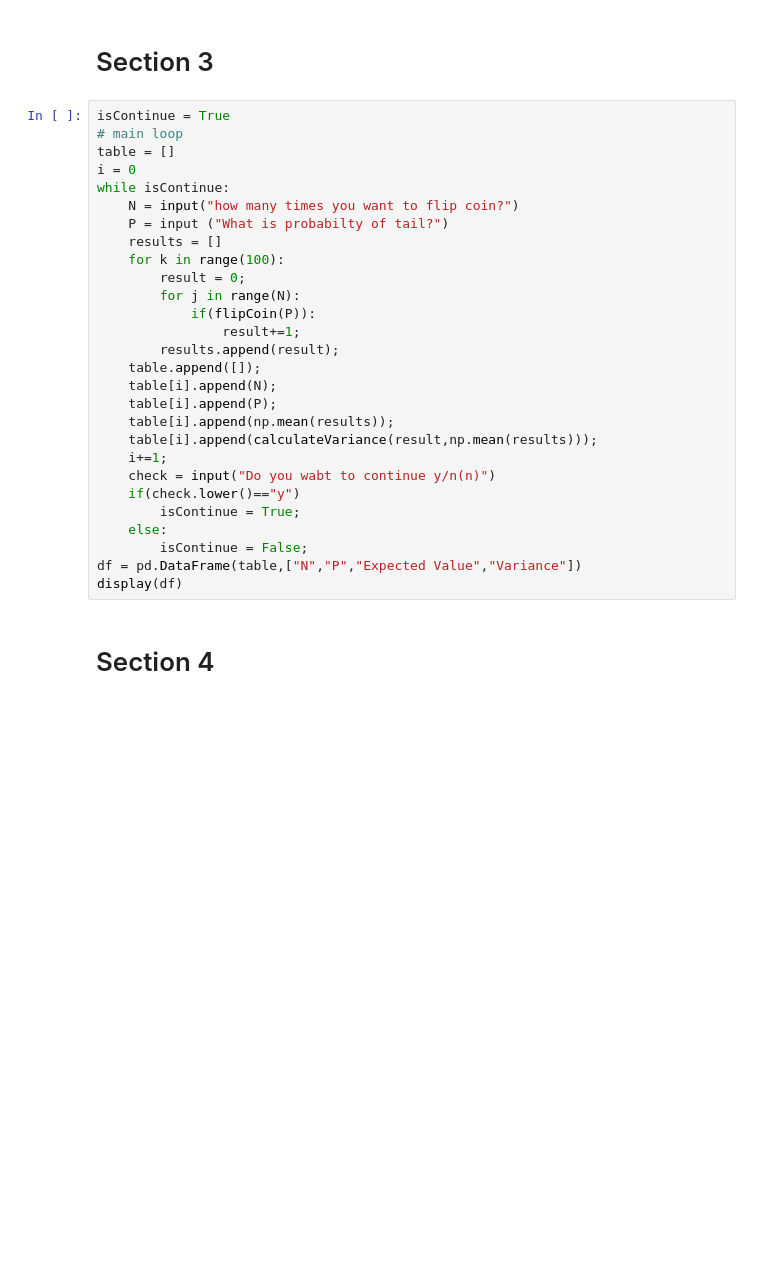
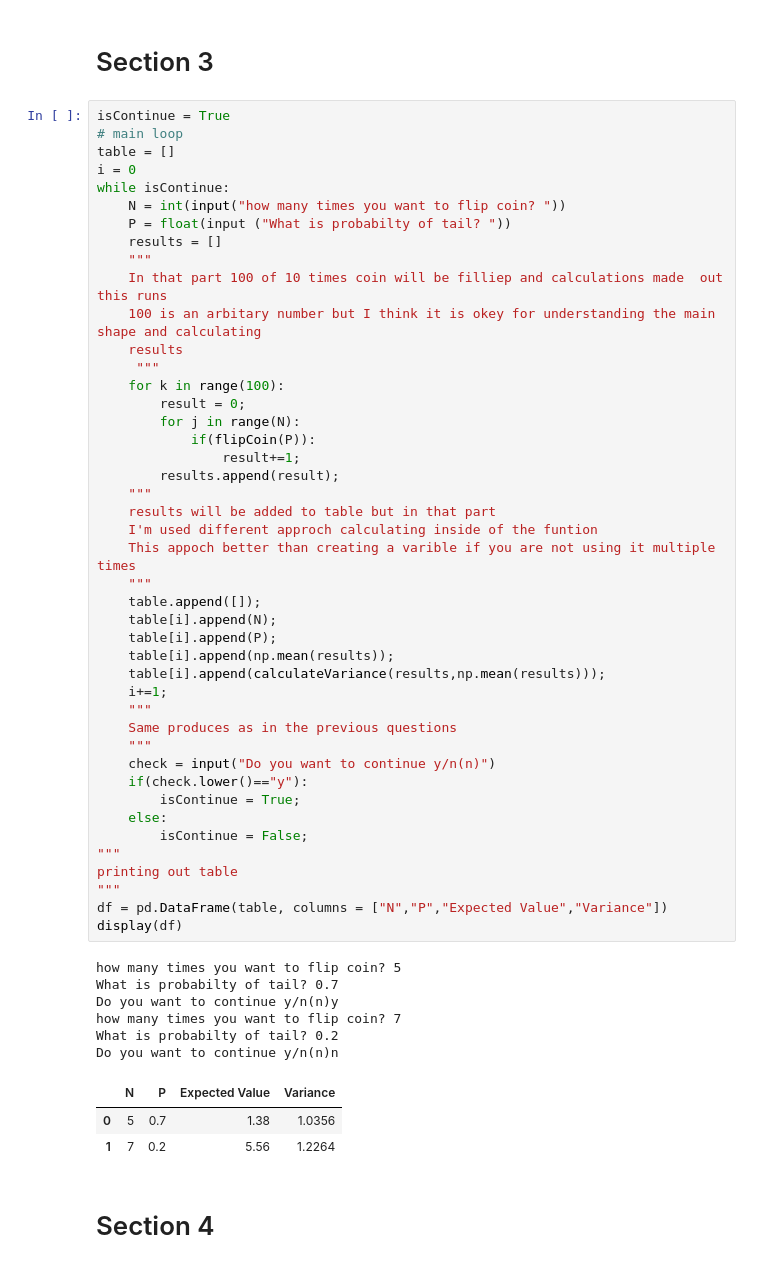
Before and after one commit to Emirhantaze/math-301-mini-project, a Jupyter notebook: main.ipynb, the cells around one changed output. Drawn from its saved outputs; the diff is of its cells as text; blank space fills up the shorter version.

```diff
--- a/main.ipynb
+++ b/main.ipynb
@@ -128,31 +196,57 @@ display(df)
 # %%
 isContinue = True
 # main loop
 table = []
 i = 0
 while isContinue:
-    N = input("how many times you want to flip coin?")
-    P = input ("What is probabilty of tail?")
+    N = int(input("how many times you want to flip coin? "))
+    P = float(input ("What is probabilty of tail? "))
     results = []
+    """
+    In that part 100 of 10 times coin will be filliep and calculations made  out this runs
+    100 is an arbitary number but I think it is okey for understanding the main shape and calculating
+    results
+     """
     for k in range(100):
         result = 0;
         for j in range(N):
             if(flipCoin(P)):
                 result+=1;
         results.append(result);
+    """
+    results will be added to table but in that part
+    I'm used different approch calculating inside of the funtion
+    This appoch better than creating a varible if you are not using it multiple times
+    """
     table.append([]);
     table[i].append(N);
     table[i].append(P);
     table[i].append(np.mean(results));
-    table[i].append(calculateVariance(result,np.mean(results)));
+    table[i].append(calculateVariance(results,np.mean(results)));
     i+=1;
-    check = input("Do you wabt to continue y/n(n)")
-    if(check.lower()=="y")
+    """
+    Same produces as in the previous questions
+    """
+    check = input("Do you want to continue y/n(n)")
+    if(check.lower()=="y"):
         isContinue = True;
     else:
         isContinue = False;
-df = pd.DataFrame(table,["N","P","Expected Value","Variance"])
+"""
+printing out table
+"""
+df = pd.DataFrame(table, columns = ["N","P","Expected Value","Variance"])
 display(df)
+# %% [output]
+how many times you want to flip coin? 5
+What is probabilty of tail? 0.7
+Do you want to continue y/n(n)y
+how many times you want to flip coin? 7
+What is probabilty of tail? 0.2
+Do you want to continue y/n(n)n
+|  | N | P | Expected Value | Variance |
+| 0 | 5 | 0.7 | 1.38 | 1.0356 |
+| 1 | 7 | 0.2 | 5.56 | 1.2264 |
 # %% [markdown]
 # Section 4
 # %%
```
Also changed, not shown: parts of 8 cells of this notebook, 1 other file.
